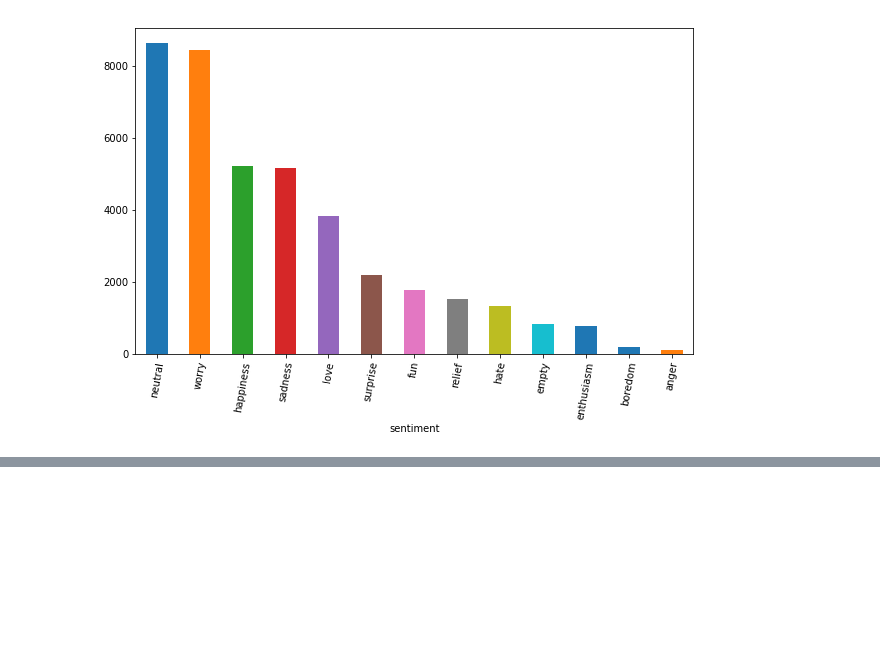
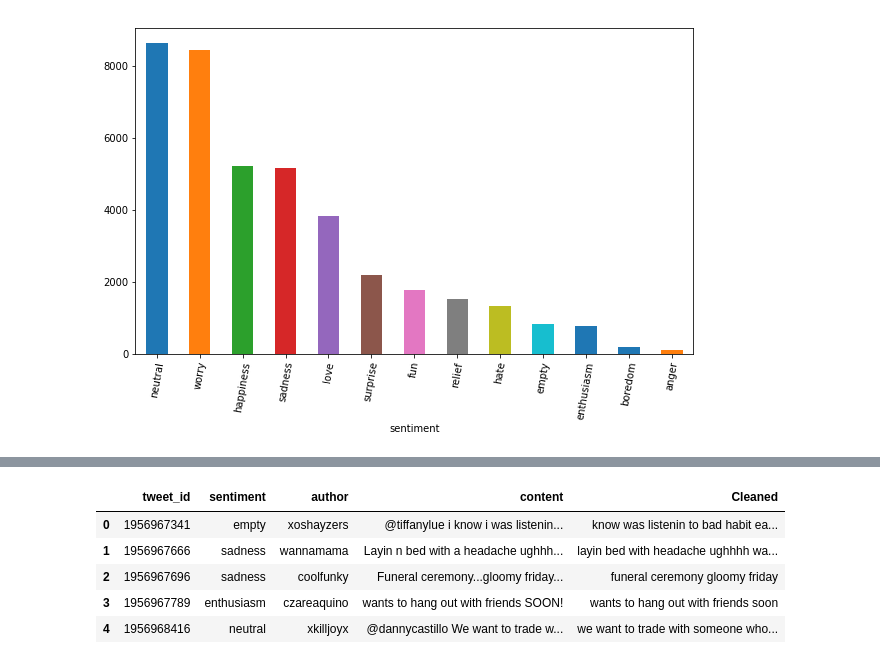
Before and after one commit to kaganilter/PROJECTS, a Jupyter notebook: CAPSTONE PROJECT-2/Twitter Data_Emotions.ipynb, the cells around one changed output, grey strips where cells are left out. Cells and saved outputs as stored; diff of their text form; code cells hidden in the pictures; blank space fills up the shorter version.

```diff
--- a/CAPSTONE PROJECT-2/Twitter Data_Emotions.ipynb
+++ b/CAPSTONE PROJECT-2/Twitter Data_Emotions.ipynb
@@ -128,0 +117,39 @@ Name: sentiment, dtype: int64
+# %%
+from nltk.tokenize import WordPunctTokenizer
+import re
+from bs4 import BeautifulSoup
+
+
+
+wordpunctok = WordPunctTokenizer()
+
+pat1 = r'@[A-Za-z0-9_]+'
+pat2 = r'https?://[^ ]+'
+
+combined_pat = r'|'.join((pat1, pat2))
+www_pat = r'www.[^ ]+'
+negations_dic = {"isn't":"is not", "aren't":"are not", "wasn't":"was not", "weren't":"were not",
+                "haven't":"have not","hasn't":"has not","hadn't":"had not","won't":"will not",
+                "wouldn't":"would not", "don't":"do not", "doesn't":"does not","didn't":"did not",
+                "can't":"can not","couldn't":"could not","shouldn't":"should not","mightn't":"might not",
+                "mustn't":"must not"}
+neg_pattern = re.compile(r'\b(' + '|'.join(negations_dic.keys()) + r')\b')
+
+def tweet_cleaner(text):
+    soup = BeautifulSoup(text, 'lxml')
+    souped = soup.get_text()
+    try:
+        quotRem = souped.decode("utf-8-sig").replace(u"\ufffd", "?")
+    except:
+        quotRem = souped
+    stripped = re.sub(combined_pat, '', quotRem)
+    stripped = re.sub(www_pat, '', stripped)
+    lower_case = stripped.lower()
+    neg_handled = neg_pattern.sub(lambda x: negations_dic[x.group()], lower_case)
+    letters_only = re.sub("[^a-zA-Z]", " ", neg_handled)
+
+    words = [x for x  in wordpunctok.tokenize(letters_only) if len(x) > 1]
+    return (" ".join(words)).strip()
+
+
+df['Cleaned'] = df.content.apply(tweet_cleaner)
@@ -128,0 +172,9 @@ Name: sentiment, dtype: int64
+# %%
+df.head()
+# %% [output]
+|  | tweet_id | sentiment | author | content | Cleaned |
+| 0 | 1956967341 | empty | xoshayzers | @tiffanylue i know i was listenin... | know was listenin to bad habit ea... |
+| 1 | 1956967666 | sadness | wannamama | Layin n bed with a headache ughhh... | layin bed with headache ughhhh wa... |
+| 2 | 1956967696 | sadness | coolfunky | Funeral ceremony...gloomy friday... | funeral ceremony gloomy friday |
+| 3 | 1956967789 | enthusiasm | czareaquino | wants to hang out with friends SOON! | wants to hang out with friends soon |
+| 4 | 1956968416 | neutral | xkilljoyx | @dannycastillo We want to trade w... | we want to trade with someone who... |
```
Also changed, not shown: parts of 13 cells of this notebook.
